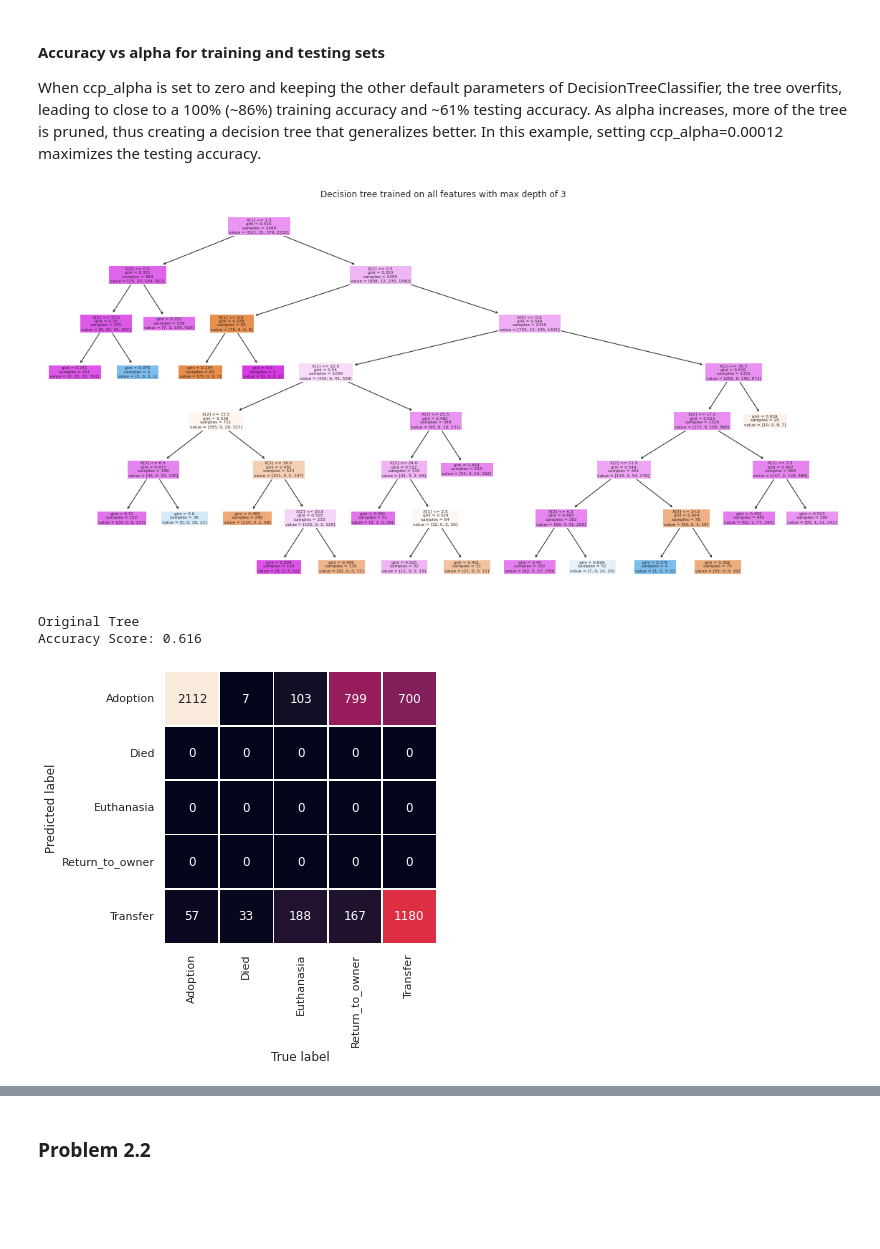
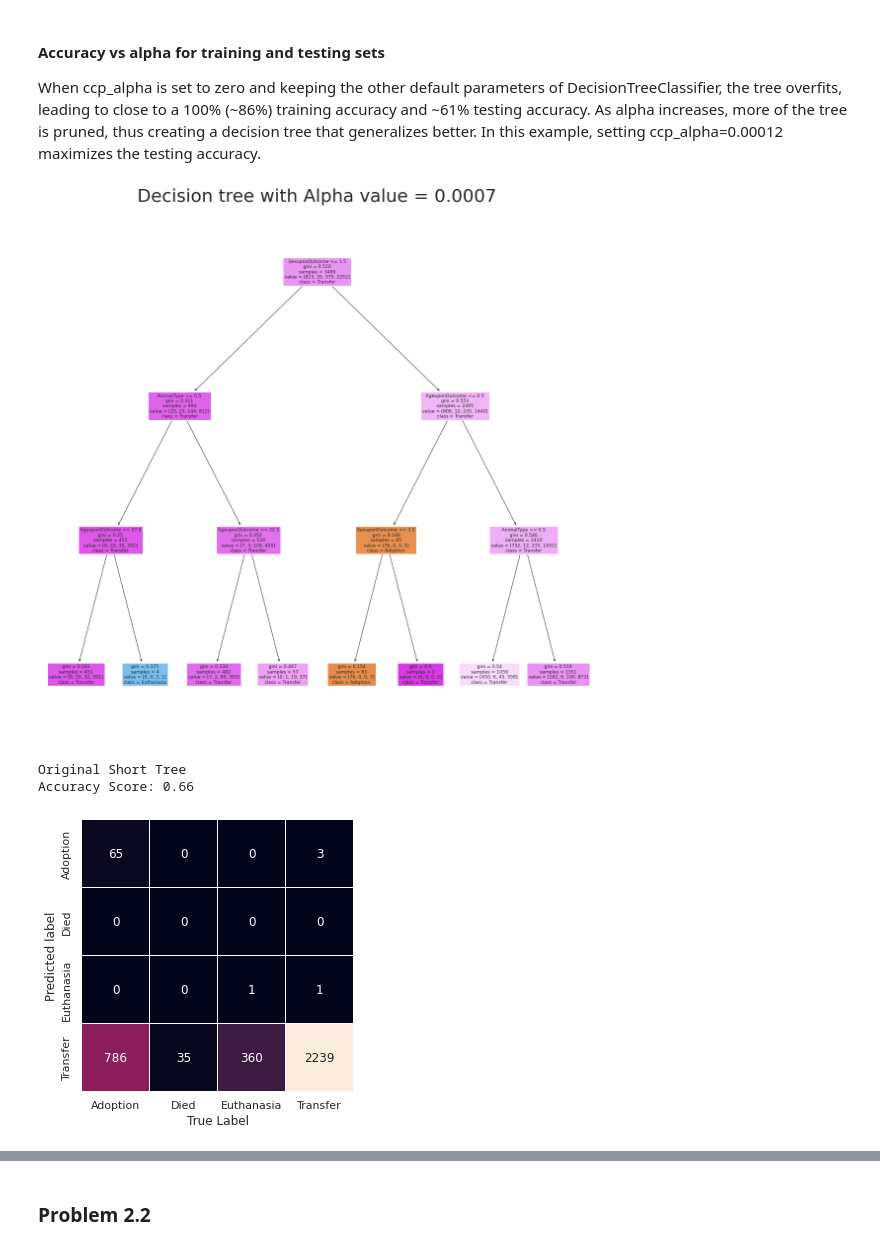
Before and after one commit to zachfreitas/ADS_504_Machine_Learning, a Jupyter notebook: Module_2/assignment_2/Assignment_2.ipynb, the cells around one changed output, grey strips where cells are left out. Saved outputs shown, nothing was run; the diff lists cells and outputs as text; code cells hidden in the pictures; blank space fills up the shorter version.

```diff
--- a/Module_2/assignment_2/Assignment_2.ipynb
+++ b/Module_2/assignment_2/Assignment_2.ipynb
@@ -160,10 +194,11 @@ visualize_confusion_matirx(short_tree, y_test,y_pred)
 [figure]
 # %%
 # Plot the decision tree
-def visualize_tree(model, class_names=None, title = None, w=20,h=20):
+def visualize_tree(model, class_names=None, title = None, fontsize = 36, w=20,h=20):
   if class_names is None:
     class_names = list(map(str, model.classes_));
   fig,ax = plt.subplots(figsize = (w,h))
+  from sklearn import tree
   treeplot = tree.plot_tree(short_tree,
                             filled=True,
                             max_depth=None,
@@ -173,9 +208,11 @@ def visualize_tree(model, class_names=None, title = None, w=20,h=20):
   if title is None:
     plt.show()
   else:
-    plt.title(title)
+    plt.title(title, fontdict={'fontsize': fontsize})
     plt.show()
 
 
-visualize_tree(short_tree, le.inverse_transform(short_tree.classes_))
+visualize_tree(short_tree,
+               le.inverse_transform(short_tree.classes_),
+               "Decision tree trained on all features with max depth of 3 (Short Tree)")
 # %% [output]
@@ -289,33 +354,21 @@ When ccp_alpha is set to zero and keeping the other default parameters of Decisi
 # %%
 # Plot a pruned decision tree with ccp_apha value of 0.0007
 ccp_alpha = 0.0007
 alpha_treeplot = DecisionTreeClassifier(random_state=0, ccp_alpha=ccp_alpha).fit(X_train, y_train)
 
 # Visualize the tree.
-from sklearn.tree import plot_tree
-
-plt.figure(figsize=[20,10])
-plot_tree(treeplot, filled=True, max_depth=None)
-plt.title("Decision tree trained on all features with max depth of 3")
-plt.show()
-
-title = "Decision tree trained on all features with max depth of 3"
 visualize_tree(alpha_treeplot,
                le.inverse_transform(alpha_treeplot.classes_),
-               title)
+               "Decision tree with Alpha value = 0.0007")
 # %% [output]
-[figure, old version]
+[figure, new version]
 # %%
-from sklearn.tree import DecisionTreeClassifier
-tree = DecisionTreeClassifier(max_depth=3).fit(x_train, y_train)
-y_pred = tree.predict(x_test)
-
-print('Original Tree')
-print('Accuracy Score:', round(accuracy_score(y_test, tree.predict(x_test)),3),'\n')
-
-visualize_confusion_matirx(tree, y_test,y_pred)
+# Plot Before - Short Tree
+print('Original Short Tree')
+print('Accuracy Score:', round(accuracy_score(y_test, short_tree.predict(X_test)),3),'\n')
+visualize_confusion_matirx(short_tree, y_test, short_tree.predict(X_test))
 # %% [output]
-Original Tree
-Accuracy Score: 0.616
+Original Short Tree
+Accuracy Score: 0.66
-[figure, old version]
+[figure, new version]
 # %%
```
Also changed, not shown: parts of 8 cells of this notebook.
